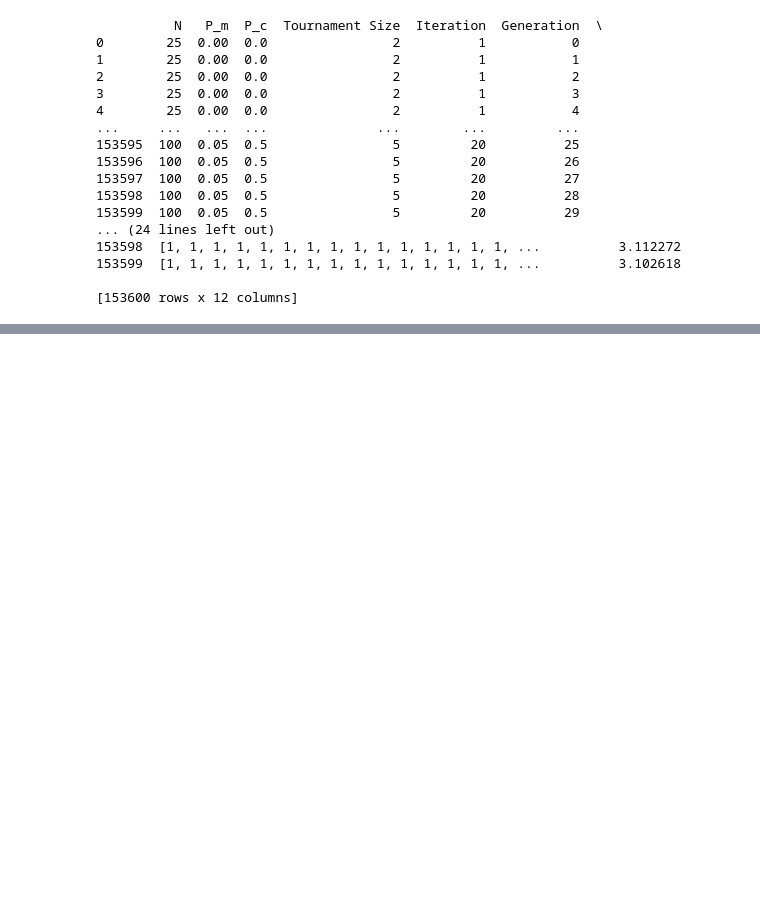
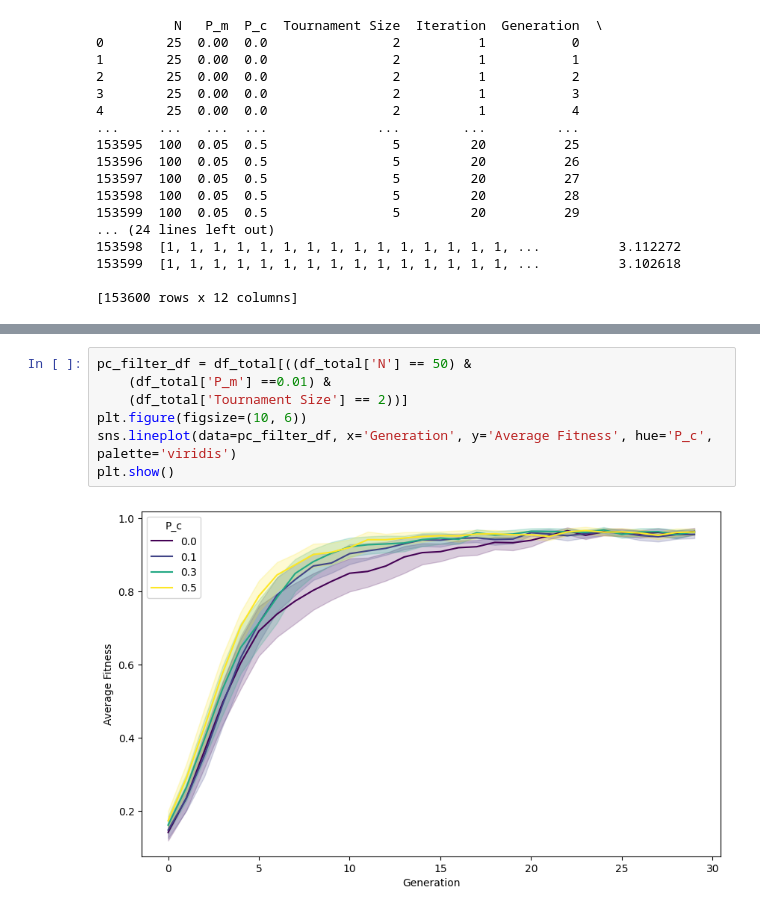
Before and after one commit to Criley71/cs527-lab2, a Jupyter notebook: leap_analysis.ipynb, the cells around one changed output, grey strips where cells are left out. Drawn from its saved outputs; the diff is of its cells as text; blank space fills up the shorter version.

```diff
--- a/leap_analysis.ipynb
+++ b/leap_analysis.ipynb
@@ -150,0 +188,9 @@ print((file_list))
+# %%
+pc_filter_df = df_total[((df_total['N'] == 50) &
+    (df_total['P_m'] ==0.01) &
+    (df_total['Tournament Size'] == 2))]
+plt.figure(figsize=(10, 6))
+sns.lineplot(data=pc_filter_df, x='Generation', y='Average Fitness', hue='P_c', palette='viridis')
+plt.show()
+# %% [output]
+[figure, added]
```
Also changed, not shown: parts of 4 cells of this notebook.
